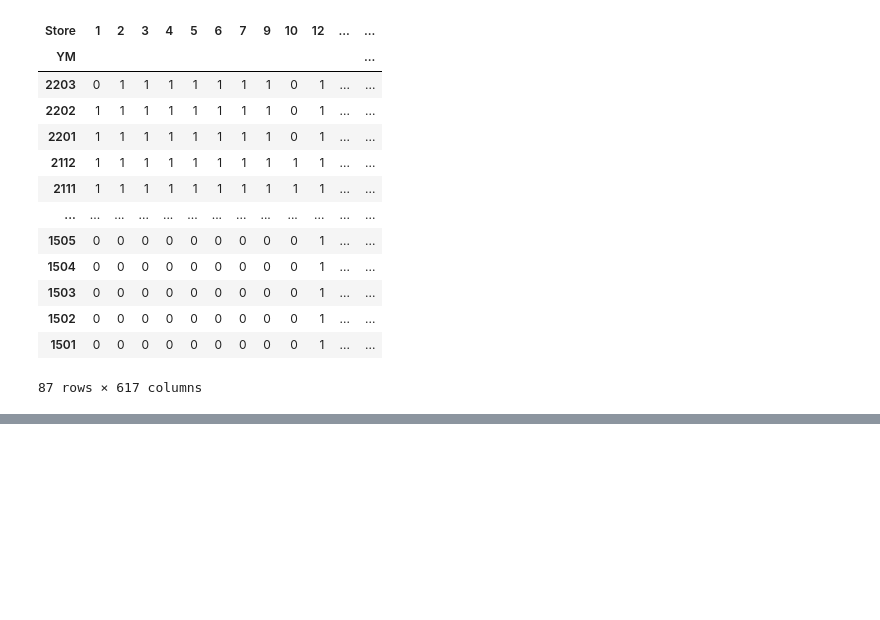
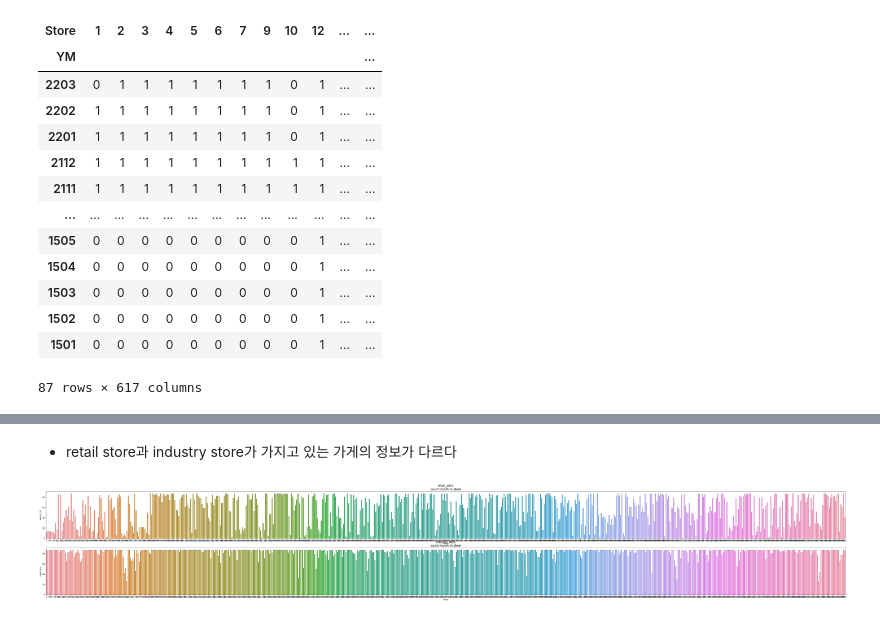
Before and after one commit to minji-o-j/Data-Science-Project, a Jupyter notebook: EDA2.ipynb, the cells around one changed output, grey strips where cells are left out. Drawn from its saved outputs; the diff is of its cells as text; code cells hidden in the pictures; blank space fills up the shorter version.

```diff
--- a/EDA2.ipynb
+++ b/EDA2.ipynb
@@ -112,0 +120,13 @@ r_ym_store_ct
+# %%
+r_store_cnt_month = pd.DataFrame(r_ym_store_ct.sum())
+r_store_cnt_month.reset_index(inplace=True)
+r_store_cnt_month.rename(columns={0:'month_cnt'},inplace = True)
+
+i_store_cnt_month = pd.DataFrame(i_ym_store_ct.sum())
+i_store_cnt_month.reset_index(inplace=True)
+i_store_cnt_month.rename(columns={0:'month_cnt'},inplace = True)
+
+print(len(r_store_cnt_month))
+print(len(i_store_cnt_month))
+
+r_store_cnt_month
@@ -112,0 +149,11 @@ r_ym_store_ct
+# %% [markdown]
+- retail store과 industry store가 가지고 있는 가게의 정보가 다르다
+# %%
+# 개수 bar 그래프(대략적인 비교용)
+fig, axes = plt.subplots(2, 1, figsize=(75, 10))
+sns.barplot(x=r_store_cnt_month["Store"], y=r_store_cnt_month["month_cnt"], ax=axes[0])
+sns.barplot(x=i_store_cnt_month["Store"], y=i_store_cnt_month["month_cnt"], ax=axes[1])
+axes[0].set_title("retail_data\ncount month in store", fontsize=15)
+axes[1].set_title("industry_data\ncount month in store", fontsize=15);
+# %% [output]
+[figure, added]
```
Also changed, not shown: parts of 16 cells of this notebook.
